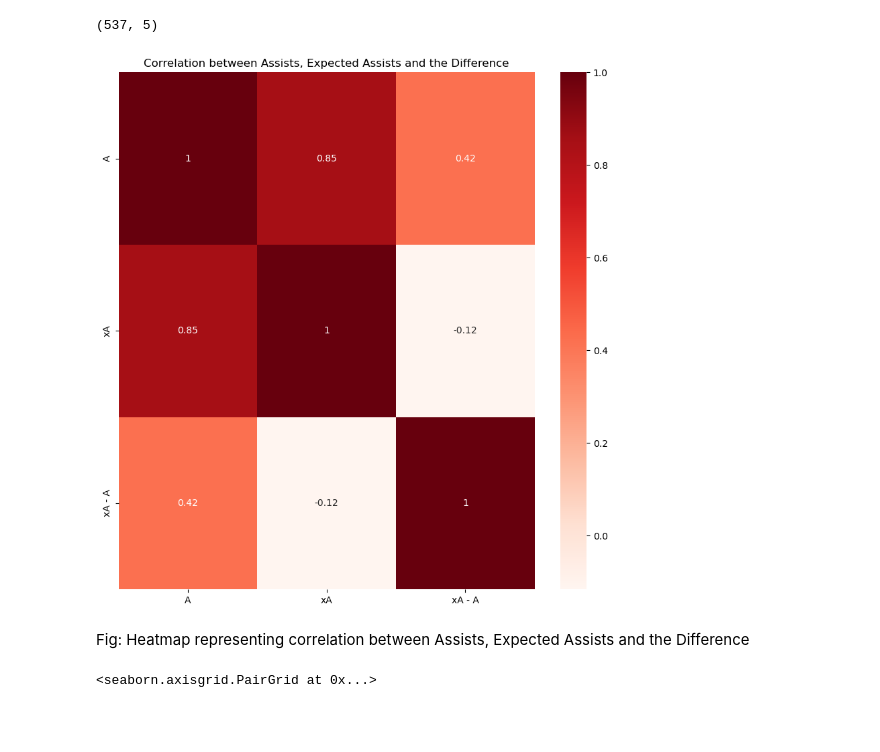
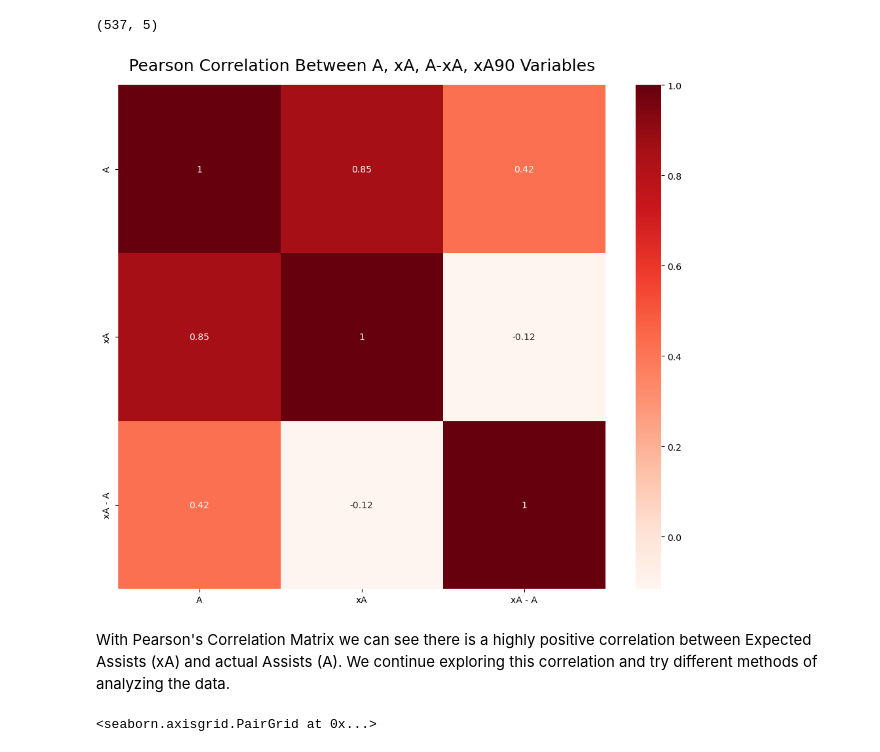
Before and after one commit to ubco-W2022T2-data301/group26, a Jupyter notebook: analysis/analysisImtiaz.ipynb, the cells around one changed output. Drawn from its saved outputs; the diff is of its cells as text; code cells hidden in the pictures; blank space fills up the shorter version.

```diff
--- a/analysis/analysisImtiaz.ipynb
+++ b/analysis/analysisImtiaz.ipynb
@@ -75,17 +75,16 @@ df.shape
 # %%
 import matplotlib
 import matplotlib.pyplot as plt
 import seaborn as sns
-
-plt.figure(figsize=(10,10))
-
-sns.heatmap(df2, annot=True, cmap=plt.cm.Reds)
-plt.title('Correlation between Assists, Expected Assists and the Difference')
+plt.figure(figsize=(12,10))
+cor = df.corr()
+heatmap = sns.heatmap(cor, annot=True, cmap=plt.cm.Reds)
+heatmap.set_title('Pearson Correlation Between A, xA, A-xA, xA90 Variables', fontdict={'fontsize':18}, pad=16)
 plt.show()
 # %% [output]
-[figure, old version]
+[figure, new version]
-# %% [markdown]
-Fig: Heatmap representing correlation between Assists, Expected Assists and the Difference
+# %% [markdown]
+With Pearson's Correlation Matrix we can see there is a highly positive correlation between Expected Assists (xA) and actual Assists (A). We continue exploring this correlation and try different methods of analyzing the data.
 # %%
 sns.pairplot(df)
 # %% [output]
```
Also changed, not shown: parts of 31 cells of this notebook, 2 other files.
